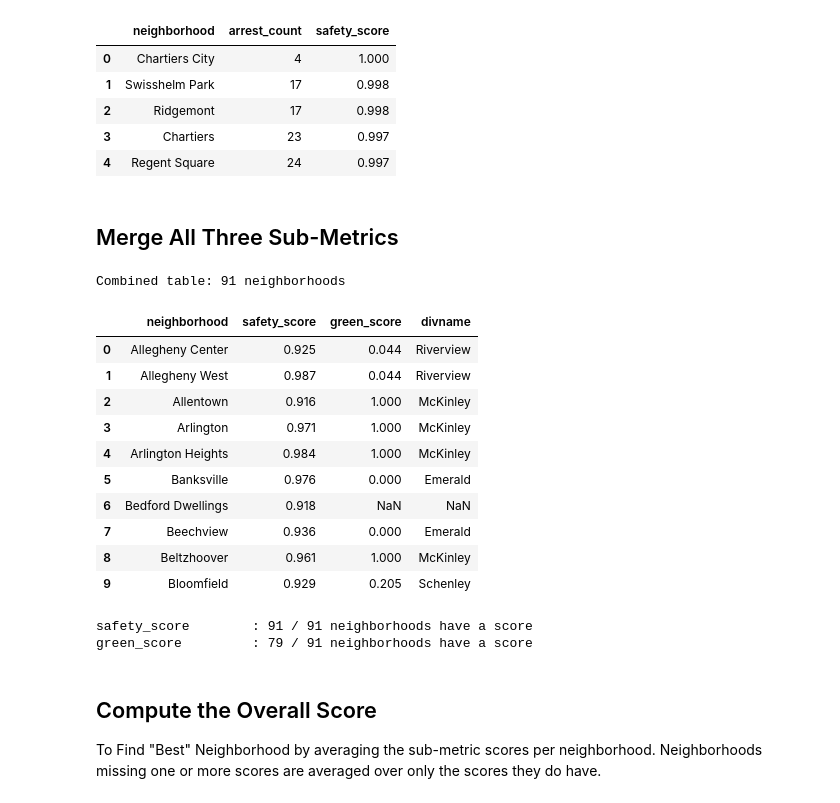
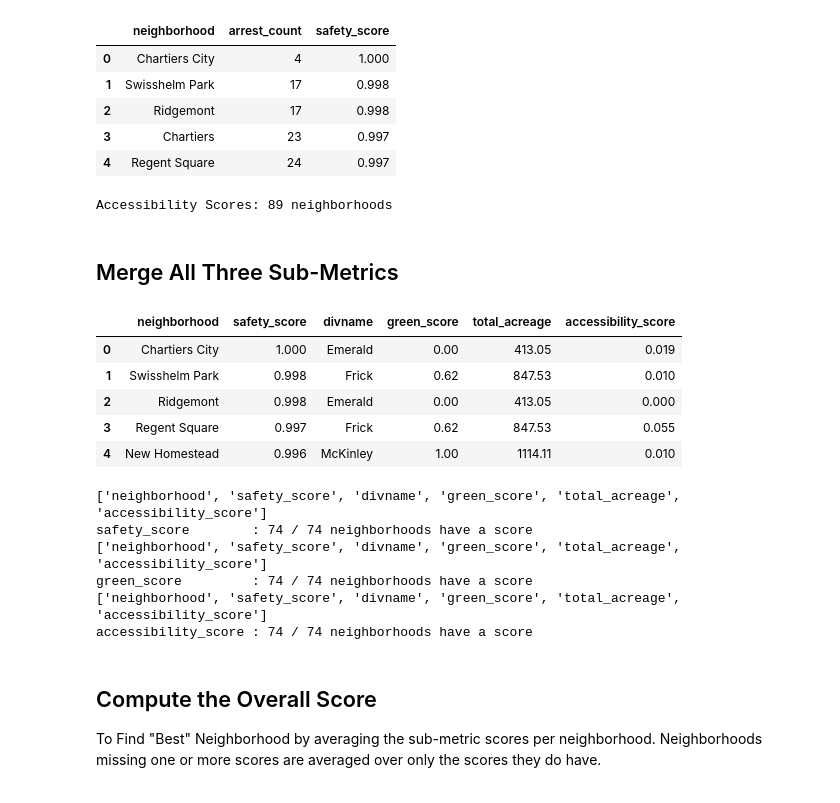
Before and after one commit to g0ldl/Best-Neighborhood, a Jupyter notebook: combined_analysis.ipynb, the cells around one changed output. Drawn from its saved outputs; the diff is of its cells as text; code cells hidden in the pictures.

```diff
--- a/combined_analysis.ipynb
+++ b/combined_analysis.ipynb
@@ -61,41 +59,56 @@ Safety scores: 95 neighborhoods
 | 2 | Ridgemont | 17 | 0.998 |
 | 3 | Chartiers | 23 | 0.997 |
 | 4 | Regent Square | 24 | 0.997 |
+# %%
+accessibility = pd.read_csv('neighborhood_accessibility_scores.csv')
+print(f'Accessibility Scores: {len(accessibility)} neighborhoods')
+# %% [output]
+Accessibility Scores: 89 neighborhoods
 # %% [markdown]
 ## Merge All Three Sub-Metrics
 # %%
-#merge safety
 combined = safety_clean[['neighborhood', 'safety_score']].copy()
 
-#merge green space
-combined = combined.merge(green[['neighborhood', 'green_score', 'divname']], on='neighborhood', how='outer')
-#merge acc
-combined = combined.merge(green[['neighborhood', 'green_score', 'divname']], on='neighborhood', how='outer')
+# Merge green space
+combined = combined.merge(
+    green[['neighborhood', 'green_score']],
+    on='neighborhood',
+    how='inner'
+)
 
+# Merge accessibility
+combined = combined.merge(
+    accessibility[['hood', 'accessibility_score']],
+    left_on='neighborhood',
+    right_on='hood',
+    how='inner'
+)
+
+# Drop duplicate column
+combined = combined.drop(columns=['hood'])
 
 print(f'Combined table: {len(combined)} neighborhoods')
-combined.head(10)
+combined.head()
 # %% [output]
-Combined table: 91 neighborhoods
-|  | neighborhood | safety_score | green_score | divname |
-| 0 | Allegheny Center | 0.925 | 0.044 | Riverview |
-| 1 | Allegheny West | 0.987 | 0.044 | Riverview |
-| 2 | Allentown | 0.916 | 1.000 | McKinley |
-| 3 | Arlington | 0.971 | 1.000 | McKinley |
-| 4 | Arlington Heights | 0.984 | 1.000 | McKinley |
-| 5 | Banksville | 0.976 | 0.000 | Emerald |
-| 6 | Bedford Dwellings | 0.918 | NaN | NaN |
-| 7 | Beechview | 0.936 | 0.000 | Emerald |
-| 8 | Beltzhoover | 0.961 | 1.000 | McKinley |
-| 9 | Bloomfield | 0.929 | 0.205 | Schenley |
+|  | neighborhood | safety_score | divname | green_score | total_acreage | accessibility_score |
+| 0 | Chartiers City | 1.000 | Emerald | 0.00 | 413.05 | 0.019 |
+| 1 | Swisshelm Park | 0.998 | Frick | 0.62 | 847.53 | 0.010 |
+| 2 | Ridgemont | 0.998 | Emerald | 0.00 | 413.05 | 0.000 |
+| 3 | Regent Square | 0.997 | Frick | 0.62 | 847.53 | 0.055 |
+| 4 | New Homestead | 0.996 | McKinley | 1.00 | 1114.11 | 0.010 |
 # %%
-score_cols = ['safety_score', 'green_score']
+score_cols = ['safety_score', 'green_score', 'accessibility_score']
 for col in score_cols:
+    print(combined.columns.tolist())
     n_have = combined[col].notna().sum()
     print(f'{col:20s}: {n_have} / {len(combined)} neighborhoods have a score')
 # %% [output]
-safety_score        : 91 / 91 neighborhoods have a score
-green_score         : 79 / 91 neighborhoods have a score
+['neighborhood', 'safety_score', 'divname', 'green_score', 'total_acreage', 'accessibility_score']
+safety_score        : 74 / 74 neighborhoods have a score
+['neighborhood', 'safety_score', 'divname', 'green_score', 'total_acreage', 'accessibility_score']
+green_score         : 74 / 74 neighborhoods have a score
+['neighborhood', 'safety_score', 'divname', 'green_score', 'total_acreage', 'accessibility_score']
+accessibility_score : 74 / 74 neighborhoods have a score
 # %% [markdown]
 ## Compute the Overall Score
 
```
Also changed, not shown: parts of 5 cells of this notebook, 9 other files.
